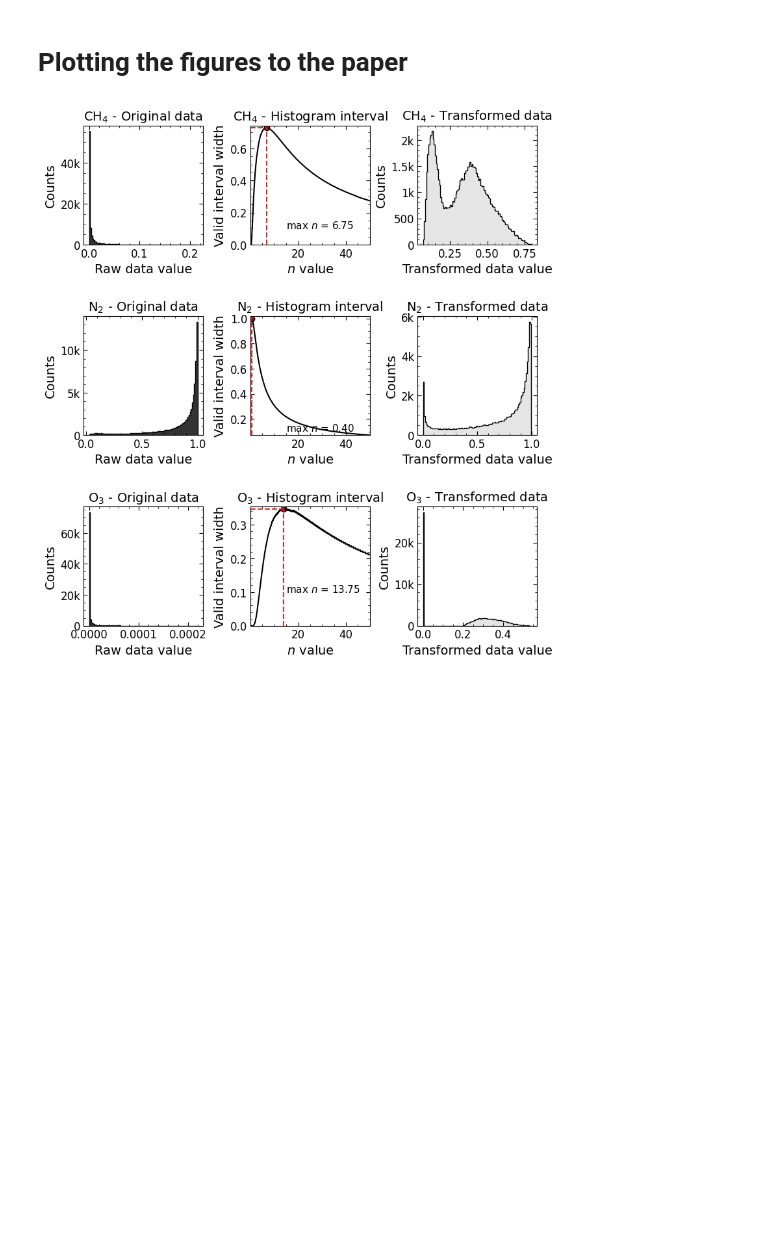
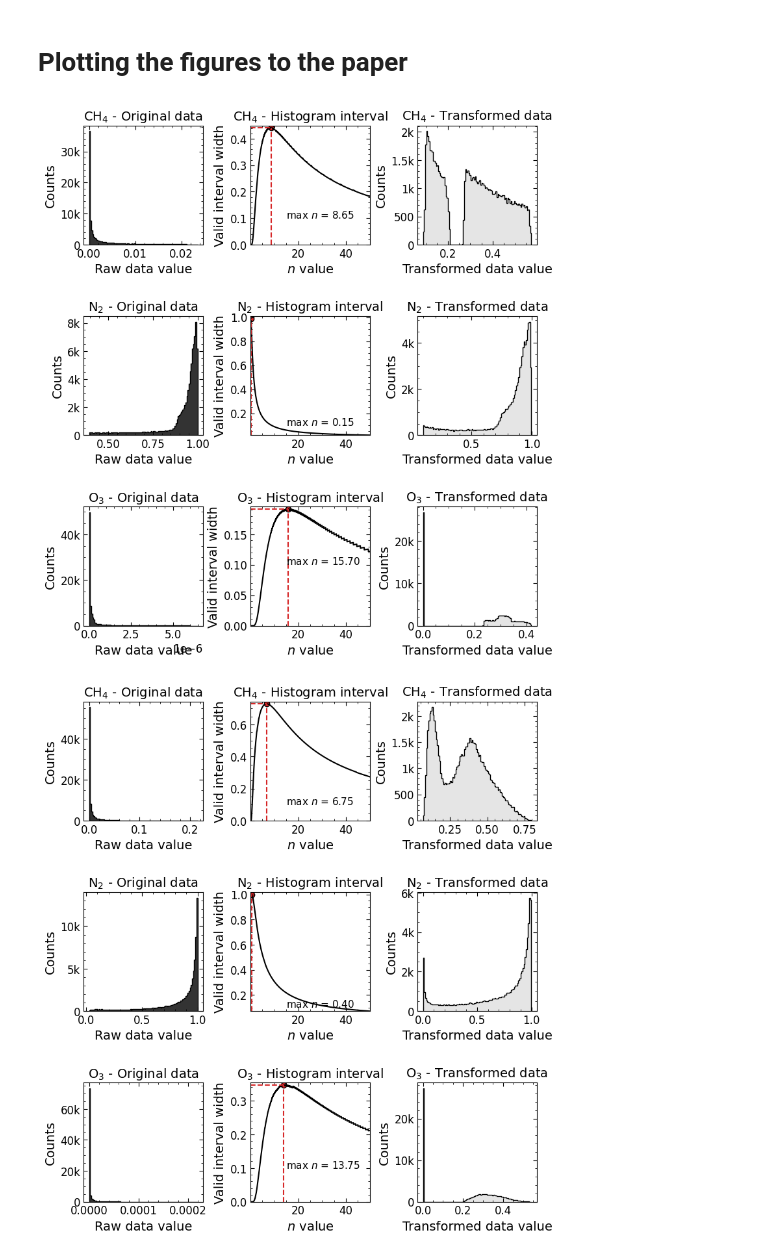
Before and after one commit to SarahBarbosa/geexhp, a Jupyter notebook: examples/05-hellinger_transform.ipynb, the cells around one changed output. Drawn from its saved outputs; the diff is of its cells as text; code cells hidden in the pictures; blank space fills up the shorter version.

```diff
--- a/examples/05-hellinger_transform.ipynb
+++ b/examples/05-hellinger_transform.ipynb
@@ -381,6 +390,10 @@ species = {
     # 'O2' : {'data': molecules['O2'], 'best_n': 2.35},
     "O3": {"data": molecules["O3"], "best_n": 13.75},
 }
+# %%
+plt_n_inspection_species(species)
+# %% [output]
+[figure, added]
 # %%
 plt_n_inspection_species(species, save="../images/selected_species_n_value.pdf")
 # %% [output]
```
Also changed, not shown: parts of 8 cells of this notebook, 8 other files.
